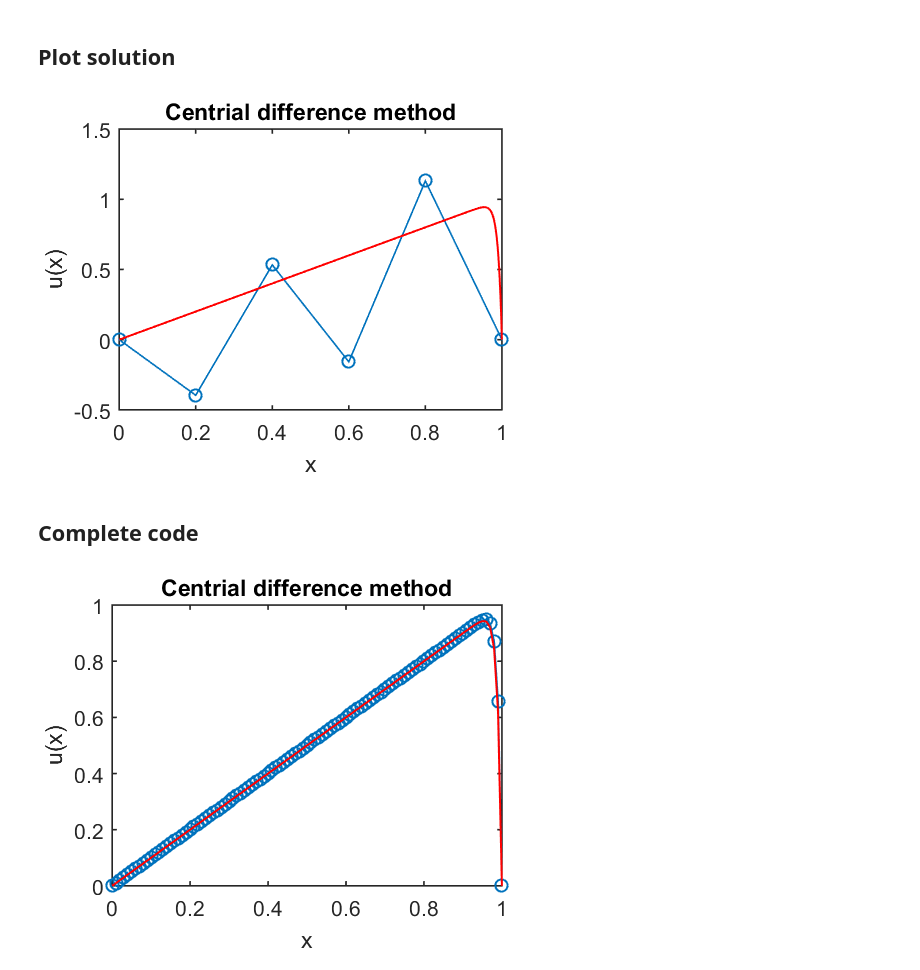
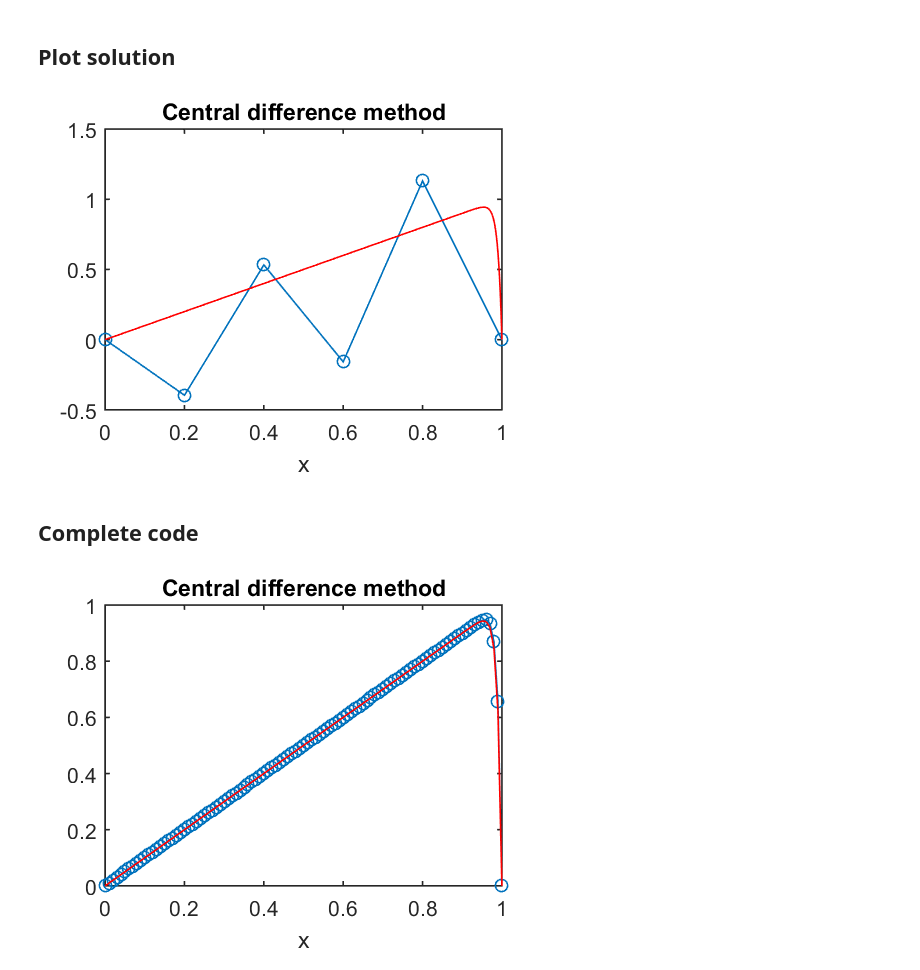
Before and after one commit to GitDerek/matlab_demo, a Jupyter notebook: notebook/demo_central_difference.ipynb, the cells around one changed output. Drawn from its saved outputs; the diff is of its cells as text; code cells hidden in the pictures.

```diff
--- a/notebook/demo_central_difference.ipynb
+++ b/notebook/demo_central_difference.ipynb
@@ -184,13 +192,12 @@ cdm_sol =
 # %%
 %%matlab
 
 xe = linspace(0, 1, 501);
 plot(x, cdm_sol, '-o',xe, ue(xe), 'r')
-title('Centrial difference method')
+title('Central difference method')
 xlabel('x')
-ylabel('u(x)')
 # %% [output]
-[figure, old version]
+[figure, new version]
 # %% [markdown]
 ## Complete code
 # %%
@@ -253,7 +260,7 @@ cdm_sol = [u0; cdm_sol; u1];
 
 % Plot solution
 plot(x, cdm_sol, '-o',x, ue(x), 'r')
-title('Centrial difference method')
+title('Central difference method')
 xlabel('x')
 # %% [output]
-[figure, old version]
+[figure, new version]
```
Also changed, not shown: parts of 10 cells of this notebook, 1 other file.
